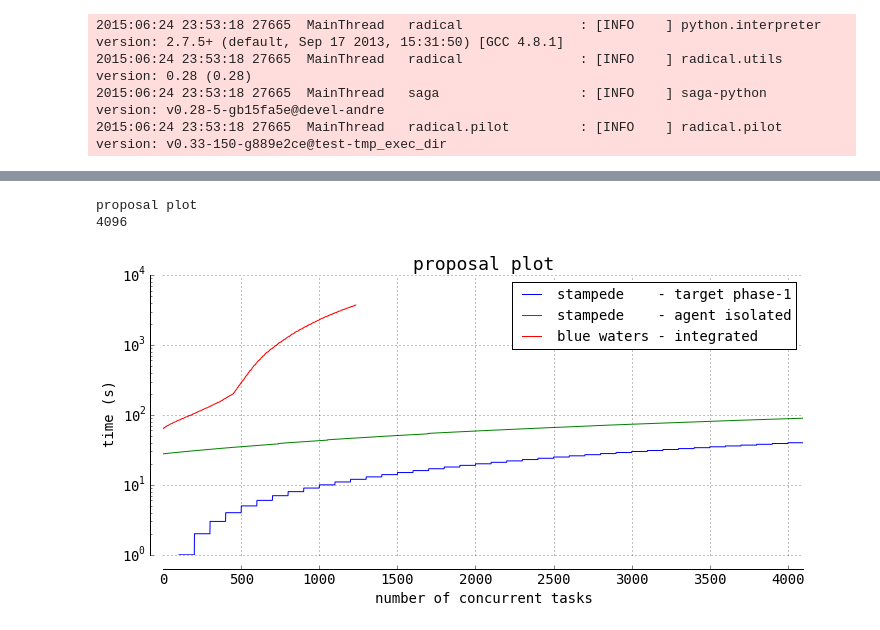
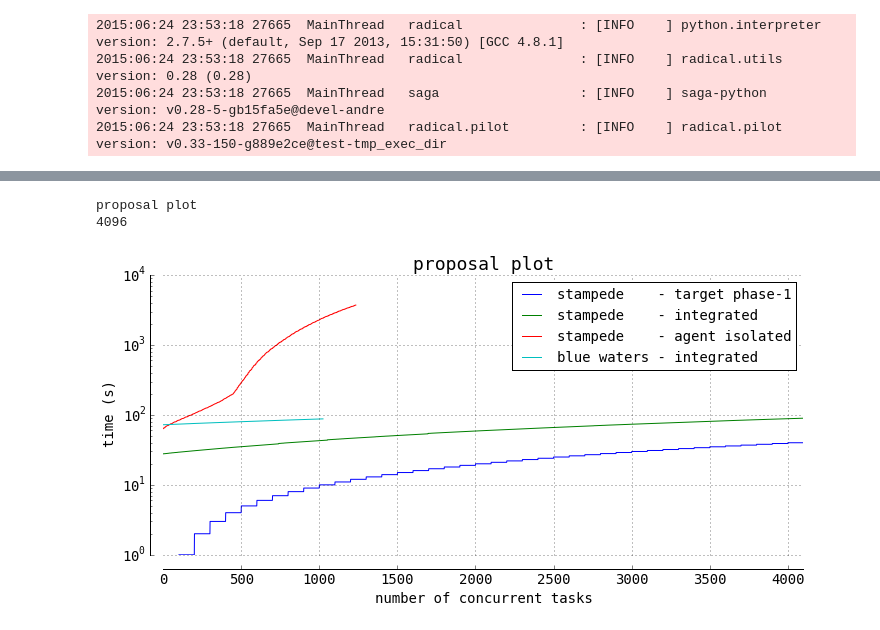
Before and after one commit to radical-experiments/rp-plot-profiles, a Jupyter notebook: plots/plot_profiles.ipynb, the cells around one changed output, grey strips where cells are left out. Cells and saved outputs as stored; diff of their text form; code cells hidden in the pictures.

```diff
--- a/plots/plot_profiles.ipynb
+++ b/plots/plot_profiles.ipynb
@@ -69,7 +69,8 @@ experiments = {#'stampede popen sleep 1/1/1/1 (?)' : ["rp.session.thinkie.merzky
                #'titan    shell sleep 1/1/1/1 a'   : ['rp.session.titan-ext4.marksant1.016607.0005-pilot.0005'],
                #'titan    shell sleep 1/1/1/1 b'   : ['rp.session.titan-ext4.marksant1.016607.0006-pilot.0000'],
                 'proposal plot' : ["rp.session.ip-10-184-31-85.merzky.016611.0013-pilot.0000",
-                                   'rp.session.titan-ext4.marksant1.016607.0006-pilot.0000']
+                                   'rp.session.titan-ext4.marksant1.016607.0006-pilot.0000',
+                                   'rp.session.ip-10-184-31-85.merzky.016612.0012-pilot.0000']
               }
 pid         = "pilot.0000"
 
@@ -133,31 +135,31 @@ def plot_conc (sid, conc_frames, title=None, labels=[]):
 # %%
 
 for exp in conc_frames:
     print exp
 
     plot_frames = list()
 
     # add a frame for target perf, as a copy of the first frame
     tgt = conc_frames[exp][0].copy()
     print len(tgt)
 
     for i in range(len(tgt)):
         tgt.ix[i,1] = i/100
 
    # for index, row in tgt.iterrows():
    #   #  print index, row
    #     row.cu_num = row.time * 100
    #     #tgt.loc[index, ""] = "I am working! {}".format(row["B"])
 
     plot_frames.append(tgt)
     for f in conc_frames[exp]:
         plot_frames.append(f)
 
     plot_conc(sid, plot_frames, title=exp, labels=['stampede    - target phase-1',
-                                                 # 'stampede    - integrated',
+                                                   'stampede    - integrated',
                                                    'stampede    - agent isolated',
                                                    'blue waters - integrated'])
 # %% [output]
 proposal plot
 4096
-[figure, old version]
+[figure, new version]
```
Also changed, not shown: parts of 1 cell of this notebook.
